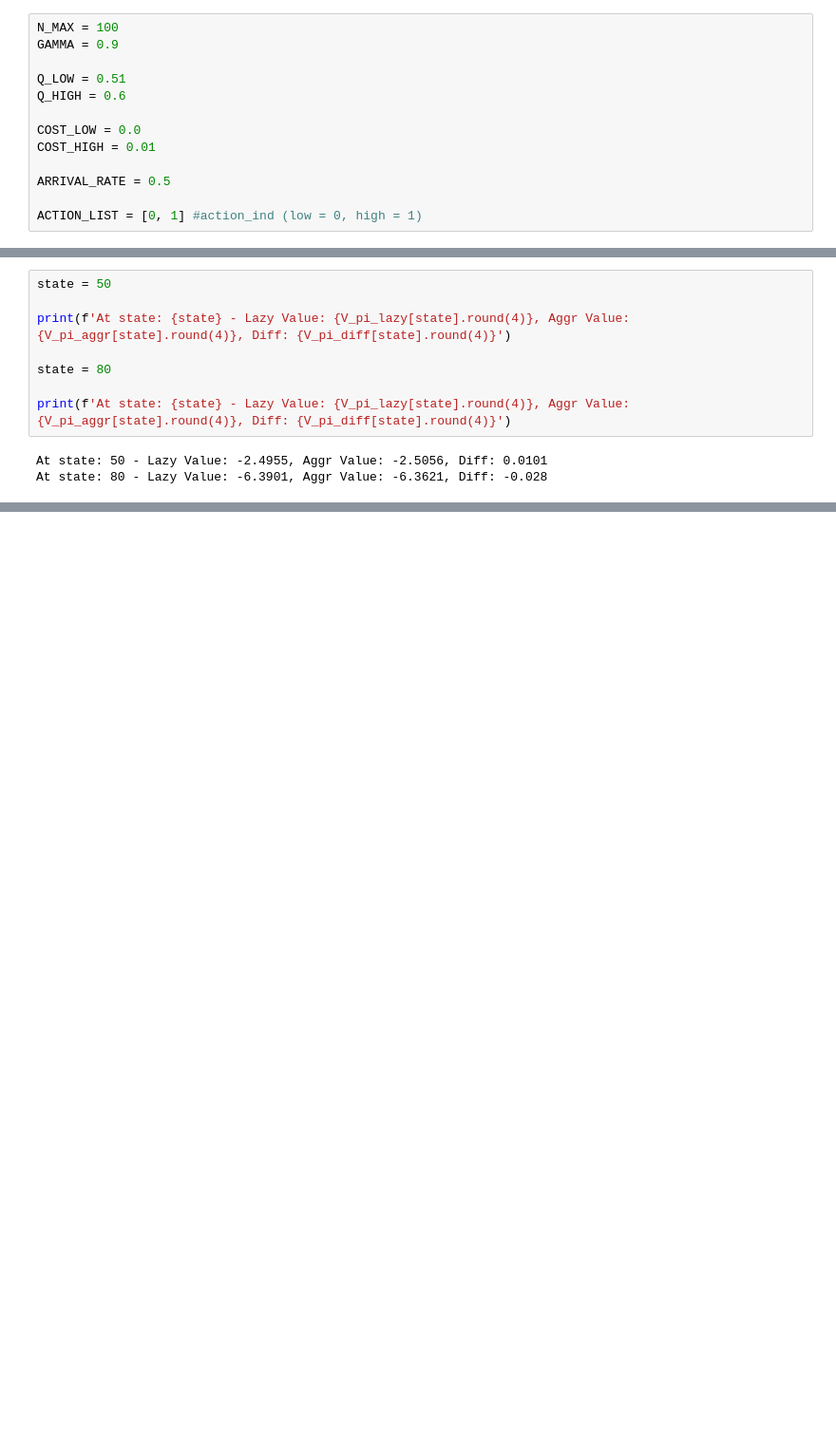
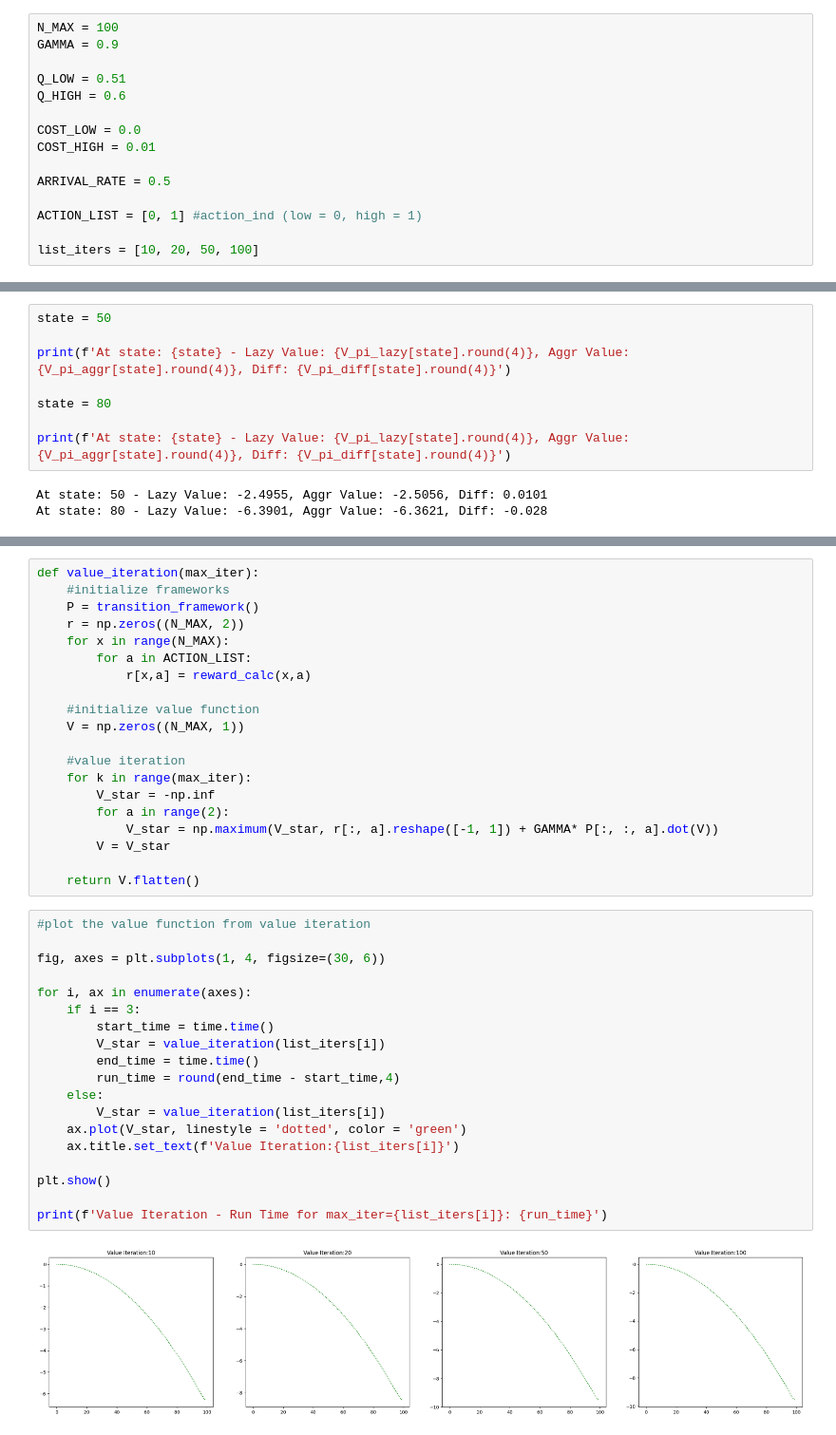
Before and after one commit to claricemottet/RL_HW, a Jupyter notebook: RL_HW1_MottetC.ipynb, the cells around one changed output, grey strips where cells are left out. Shown at 95% size. Cells and saved outputs as stored; diff of their text form; blank space fills up the shorter version.

```diff
--- a/RL_HW1_MottetC.ipynb
+++ b/RL_HW1_MottetC.ipynb
@@ -52,6 +54,8 @@ COST_HIGH = 0.01
 ARRIVAL_RATE = 0.5
 
 ACTION_LIST = [0, 1] #action_ind (low = 0, high = 1)
+
+list_iters = [10, 20, 50, 100]
 # %% [markdown]
 - Create functions to be used throughout notebook base on problem set up
     - reward functions
@@ -254,0 +261,41 @@ At state: 80 - Lazy Value: -6.3901, Aggr Value: -6.3621, Diff: -0.028
+# %%
+def value_iteration(max_iter):
+    #initialize frameworks
+    P = transition_framework()
+    r = np.zeros((N_MAX, 2))
+    for x in range(N_MAX):
+        for a in ACTION_LIST:
+            r[x,a] = reward_calc(x,a)
+
+    #initialize value function
+    V = np.zeros((N_MAX, 1))
+
+    #value iteration
+    for k in range(max_iter):
+        V_star = -np.inf
+        for a in range(2):
+            V_star = np.maximum(V_star, r[:, a].reshape([-1, 1]) + GAMMA* P[:, :, a].dot(V))
+        V = V_star
+
+    return V.flatten()
+# %%
+#plot the value function from value iteration
+
+fig, axes = plt.subplots(1, 4, figsize=(30, 6))
+
+for i, ax in enumerate(axes):
+    if i == 3:
+        start_time = time.time()
+        V_star = value_iteration(list_iters[i])
+        end_time = time.time()
+        run_time = round(end_time - start_time,4)
+    else:
+        V_star = value_iteration(list_iters[i])
+    ax.plot(V_star, linestyle = 'dotted', color = 'green')
+    ax.title.set_text(f'Value Iteration:{list_iters[i]}')
+
+plt.show()
+
+print(f'Value Iteration - Run Time for max_iter={list_iters[i]}: {run_time}')
+# %% [output]
+[figure, added]
```
Also changed, not shown: parts of 20 cells of this notebook.
